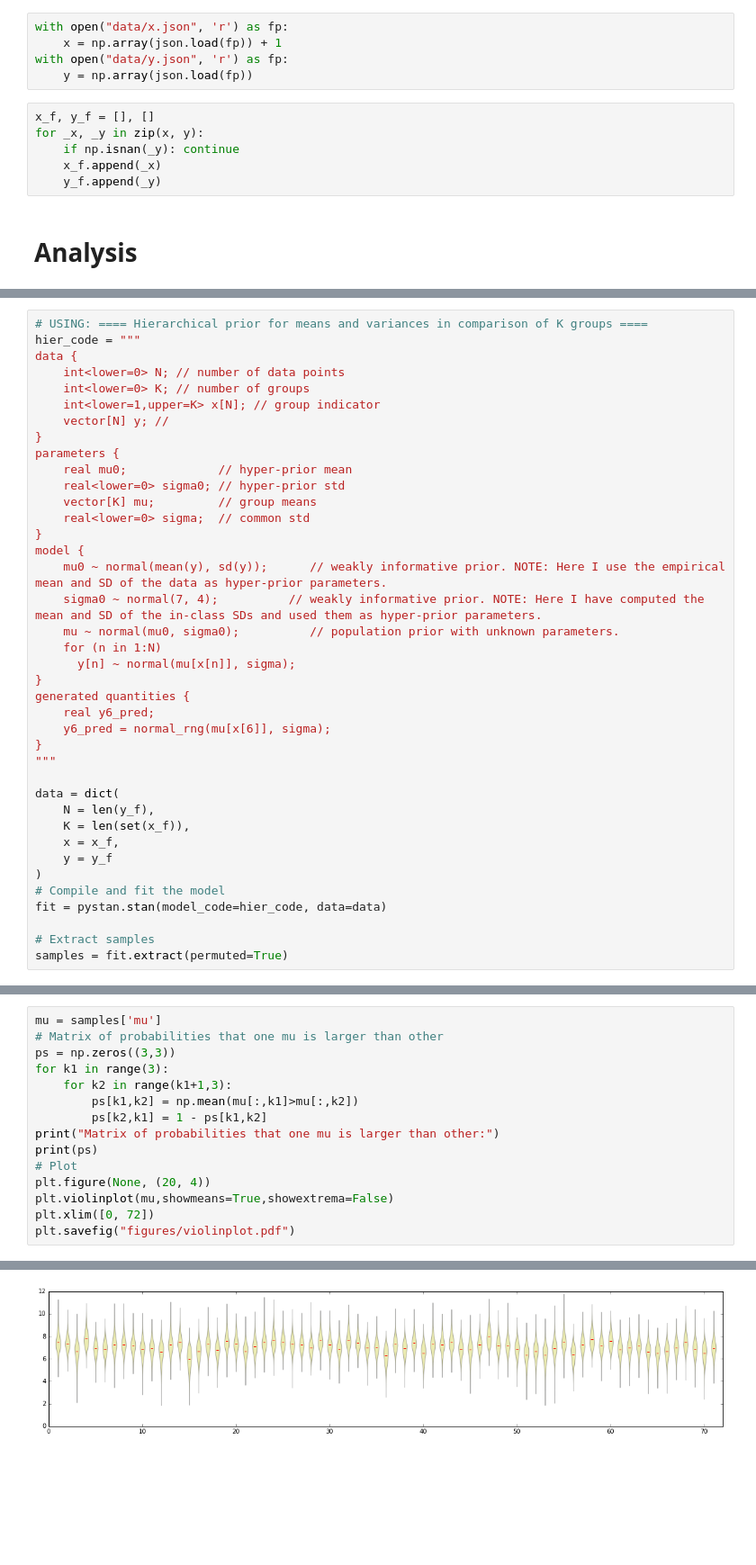
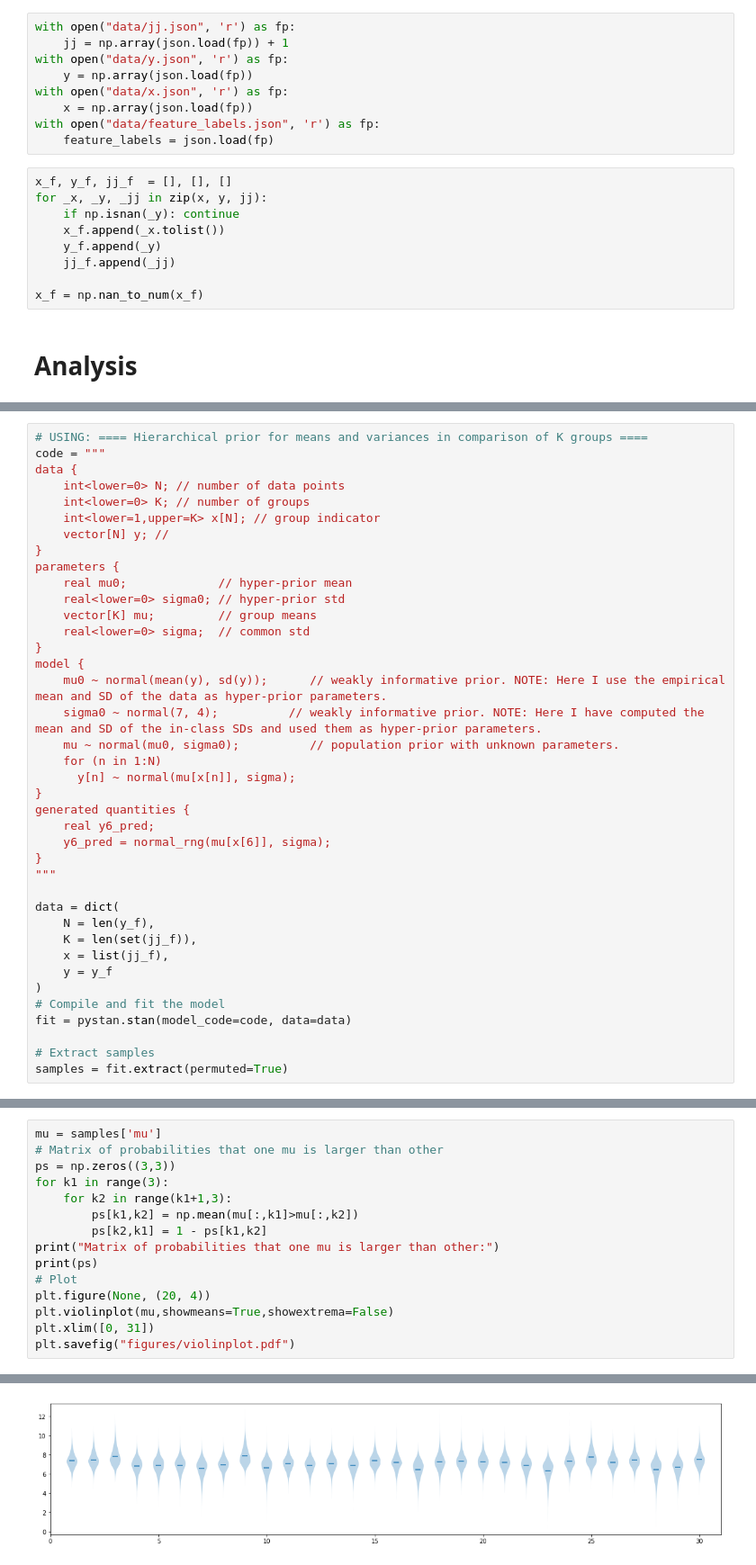
Before and after one commit to ulfaslak/bayesian_data_analysis_2017_project, a Jupyter notebook: project.ipynb, the cells around one changed output, grey strips where cells are left out. Shown: that part at 90% size. Saved outputs shown, nothing was run; the diff lists cells and outputs as text; blank space fills up the shorter version.

```diff
--- a/project.ipynb
+++ b/project.ipynb
@@ -212,15 +213,22 @@ with open("data/feature_labels.json", 'w') as fp:
 # %% [markdown]
 **Load data (only relevant on local)**
 # %%
-with open("data/x.json", 'r') as fp:
-    x = np.array(json.load(fp)) + 1
+with open("data/jj.json", 'r') as fp:
+    jj = np.array(json.load(fp)) + 1
 with open("data/y.json", 'r') as fp:
     y = np.array(json.load(fp))
+with open("data/x.json", 'r') as fp:
+    x = np.array(json.load(fp))
+with open("data/feature_labels.json", 'r') as fp:
+    feature_labels = json.load(fp)
 # %%
-x_f, y_f = [], []
-for _x, _y in zip(x, y):
+x_f, y_f, jj_f  = [], [], []
+for _x, _y, _jj in zip(x, y, jj):
     if np.isnan(_y): continue
-    x_f.append(_x)
+    x_f.append(_x.tolist())
     y_f.append(_y)
+    jj_f.append(_jj)
+
+x_f = np.nan_to_num(x_f)
 # %% [markdown]
 # Analysis
@@ -227,6 +237,6 @@ for _x, _y in zip(x, y):
 # %%
 # USING: ==== Hierarchical prior for means and variances in comparison of K groups ====
-hier_code = """
+code = """
 data {
     int<lower=0> N; // number of data points
     int<lower=0> K; // number of groups
@@ -254,12 +264,12 @@ generated quantities {
 
 data = dict(
     N = len(y_f),
-    K = len(set(x_f)),
-    x = x_f,
+    K = len(set(jj_f)),
+    x = list(jj_f),
     y = y_f
 )
 # Compile and fit the model
-fit = pystan.stan(model_code=hier_code, data=data)
+fit = pystan.stan(model_code=code, data=data)
 
 # Extract samples
 samples = fit.extract(permuted=True)
@@ -278,7 +286,7 @@ print(ps)
 # Plot
 plt.figure(None, (20, 4))
 plt.violinplot(mu,showmeans=True,showextrema=False)
-plt.xlim([0, 72])
+plt.xlim([0, 31])
 plt.savefig("figures/violinplot.pdf")
 # %% [output]
 Matrix of probabilities that one mu is larger than other:
@@ -288 +296 @@ Matrix of probabilities that one mu is larger than other:
-[figure, old version]
+[figure, new version]
```
Also changed, not shown: parts of 6 cells of this notebook, 19 other files.
